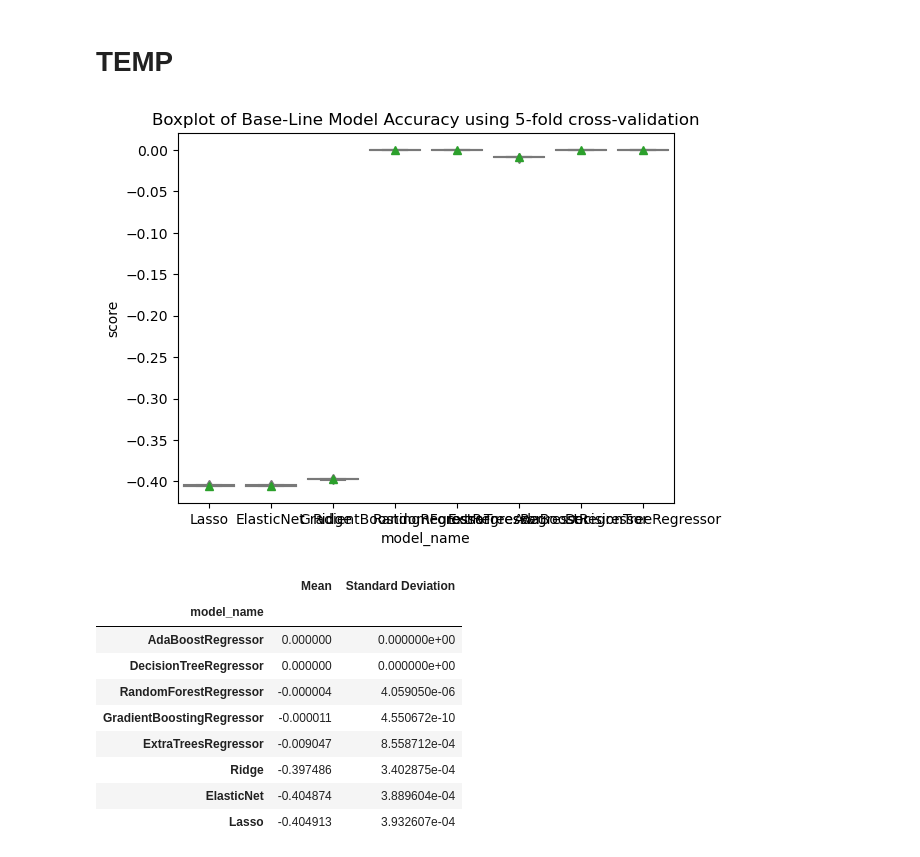
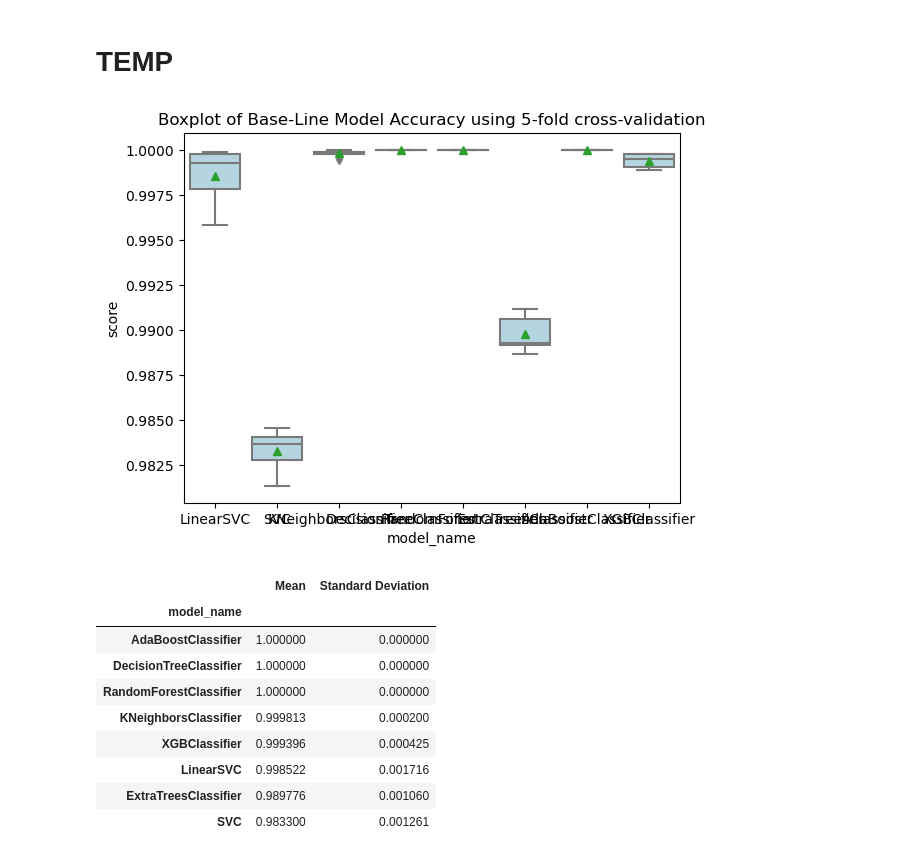
Before and after one commit to BaoDias2505/FinalProject_Introduction-to-data-science, a Jupyter notebook: notebooks/04-Data-Modelling.ipynb, the cells around one changed output. Cells and saved outputs as stored; diff of their text form; code cells hidden in the pictures.

Commit message:
fix modelling 9/12

```diff
--- a/notebooks/04-Data-Modelling.ipynb
+++ b/notebooks/04-Data-Modelling.ipynb
@@ -88,61 +88,63 @@ decision_Tree.score(X_valid,y_valid)
 # %% [markdown]
 # TEMP
 # %%
-from sklearn.linear_model import Lasso, ElasticNet, Ridge
-from sklearn.svm import SVR
-from sklearn.ensemble import GradientBoostingRegressor, RandomForestRegressor, ExtraTreesRegressor, AdaBoostRegressor
-from sklearn.tree import DecisionTreeRegressor
-from sklearn.model_selection import StratifiedKFold
-from sklearn.model_selection import cross_val_score
+from sklearn.svm import LinearSVC , SVC
+from sklearn.neighbors import KNeighborsClassifier
+from sklearn.ensemble import RandomForestClassifier, GradientBoostingClassifier, ExtraTreesClassifier, AdaBoostClassifier
+from sklearn.tree import DecisionTreeClassifier
+# !pip install xgboost
+from xgboost import XGBClassifier
+from sklearn.model_selection import cross_val_score, StratifiedKFold
+
 seed = 2023
 models = [
-    Lasso(random_state=seed),
-    ElasticNet(random_state=seed),
-    Ridge(random_state=seed),
-    GradientBoostingRegressor(random_state=seed),
-    RandomForestRegressor(random_state=seed),
-    ExtraTreesRegressor(random_state=seed),
-    AdaBoostRegressor(random_state=seed),
-    DecisionTreeRegressor(random_state=seed)
+    LinearSVC(random_state= seed),
+    SVC(random_state= seed),
+    KNeighborsClassifier(metric ='minkowski',p=2),
+    DecisionTreeClassifier(random_state= seed),
+    RandomForestClassifier(random_state= seed),
+    ExtraTreesClassifier(),
+    AdaBoostClassifier(),
+    XGBClassifier(use_label_encoder = False, eval_metric ='logloss',random_state= seed)
 ]
 # %%
 def generate_baseline_result(models, X, y, metrics, cv=5, plot_result=False):
     # define k-fold
     kfold = StratifiedKFold(n_splits=cv, shuffle=True, random_state=seed)
     entries = []
     for model in models:
         model_name = model.__class__.__name__
         scores = cross_val_score(model, X, y, scoring=metrics, cv=kfold)
         for fold_idx, score in enumerate(scores):
             entries.append((model_name, fold_idx, score))
 
     cv_df = pd.DataFrame(entries, columns=['model_name', 'fold_idx', 'score'])
 
     mean = cv_df.groupby('model_name')['score'].mean()
     std = cv_df.groupby('model_name')['score'].std()
 
     baseline_results = pd.concat([mean,std],axis =1, ignore_index=True)
     baseline_results.columns =['Mean','Standard Deviation']
     baseline_results.sort_values(by=['Mean'], ascending = False, inplace = True)
 
     if plot_result:
         sns.boxplot(x ='model_name',y = 'score', data = cv_df, color ='lightblue',showmeans=True)
         plt.title('Boxplot of Base-Line Model Accuracy using 5-fold cross-validation')
         plt.show()
 
     return baseline_results
 
 # Metric: https://scikit-learn.org/stable/modules/model_evaluation.html
-generate_baseline_result(models, X_train, y_train, metrics='neg_mean_absolute_error',cv=5,plot_result =True )
+generate_baseline_result(models, X_train, y_train, metrics='accuracy',cv=5,plot_result =True )
 # %% [output]
-[figure, old version]
+[figure, new version]
 |  | Mean | Standard Deviation |
 | model_name |  |  |
-| AdaBoostRegressor | 0.000000 | 0.000000e+00 |
-| DecisionTreeRegressor | 0.000000 | 0.000000e+00 |
-| RandomForestRegressor | -0.000004 | 4.059050e-06 |
-| GradientBoostingRegressor | -0.000011 | 4.550672e-10 |
-| ExtraTreesRegressor | -0.009047 | 8.558712e-04 |
-| Ridge | -0.397486 | 3.402875e-04 |
-| ElasticNet | -0.404874 | 3.889604e-04 |
-| Lasso | -0.404913 | 3.932607e-04 |
+| AdaBoostClassifier | 1.000000 | 0.000000 |
+| DecisionTreeClassifier | 1.000000 | 0.000000 |
+| RandomForestClassifier | 1.000000 | 0.000000 |
+| KNeighborsClassifier | 0.999813 | 0.000200 |
+| XGBClassifier | 0.999396 | 0.000425 |
+| LinearSVC | 0.998522 | 0.001716 |
+| ExtraTreesClassifier | 0.989776 | 0.001060 |
+| SVC | 0.983300 | 0.001261 |
```
Also changed, not shown: parts of 4 cells of this notebook.
